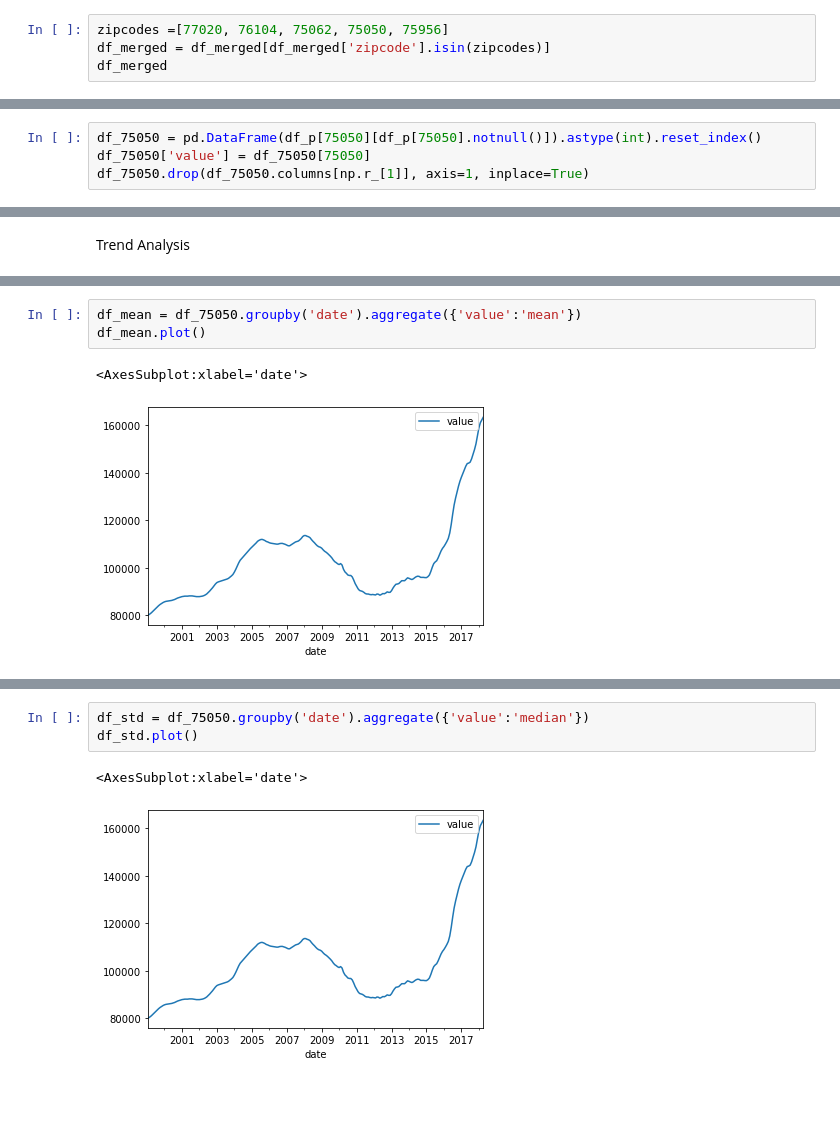
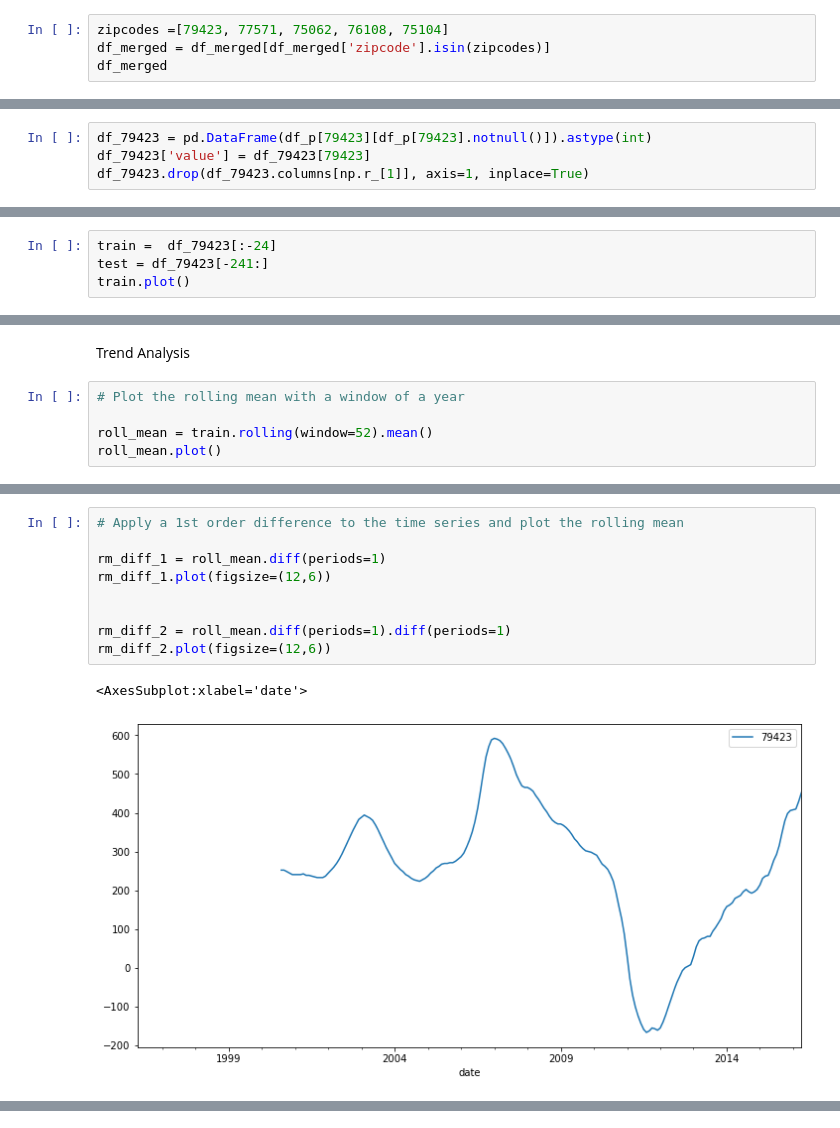
Before and after one commit to rhk48/zillow-time-series, a Jupyter notebook: lorela_nb.ipynb, the cells around one changed output, grey strips where cells are left out. Cells and saved outputs as stored; diff of their text form; blank space fills up the shorter version.

Commit message:
model for first zipcode

```diff
--- a/lorela_nb.ipynb
+++ b/lorela_nb.ipynb
@@ -364,5 +371,5 @@ Create DataFrame to perform stationarity checks and transformations
 # %%
-zipcodes =[77020, 76104, 75062, 75050, 75956]
+zipcodes =[79423, 77571, 75062, 76108, 75104]
 df_merged = df_merged[df_merged['zipcode'].isin(zipcodes)]
 df_merged
 # %% [output]
@@ -410,5 +417,5 @@ Int64Index([75050, 75062, 75956, 76104, 77020], dtype='int64', name='zipcode')
 # %%
-df_75050 = pd.DataFrame(df_p[75050][df_p[75050].notnull()]).astype(int).reset_index()
-df_75050['value'] = df_75050[75050]
-df_75050.drop(df_75050.columns[np.r_[1]], axis=1, inplace=True)
+df_79423 = pd.DataFrame(df_p[79423][df_p[79423].notnull()]).astype(int)
+df_79423['value'] = df_79423[79423]
+df_79423.drop(df_79423.columns[np.r_[1]], axis=1, inplace=True)
 # %%
@@ -425,0 +438,4 @@ memory usage: 3.7 KB
+# %%
+train =  df_79423[:-24]
+test = df_79423[-241:]
+train.plot()
@@ -426,2 +445,7 @@ memory usage: 3.7 KB
 # %% [markdown]
 Trend Analysis
+# %%
+# Plot the rolling mean with a window of a year
+
+roll_mean = train.rolling(window=52).mean()
+roll_mean.plot()
@@ -428,6 +455,12 @@ Trend Analysis
 # %%
-df_mean = df_75050.groupby('date').aggregate({'value':'mean'})
-df_mean.plot()
+# Apply a 1st order difference to the time series and plot the rolling mean
+
+rm_diff_1 = roll_mean.diff(periods=1)
+rm_diff_1.plot(figsize=(12,6))
+
+
+rm_diff_2 = roll_mean.diff(periods=1).diff(periods=1)
+rm_diff_2.plot(figsize=(12,6))
 # %% [output]
 <AxesSubplot:xlabel='date'>
-[figure, old version]
+[figure, new version]
@@ -434,8 +468,2 @@ df_mean.plot()
-# %%
-df_std = df_75050.groupby('date').aggregate({'value':'median'})
-df_std.plot()
-# %% [output]
-<AxesSubplot:xlabel='date'>
-[figure, removed]
 # %%
 def stationarity_check(df):
```
Also changed, not shown: parts of 35 cells of this notebook.
